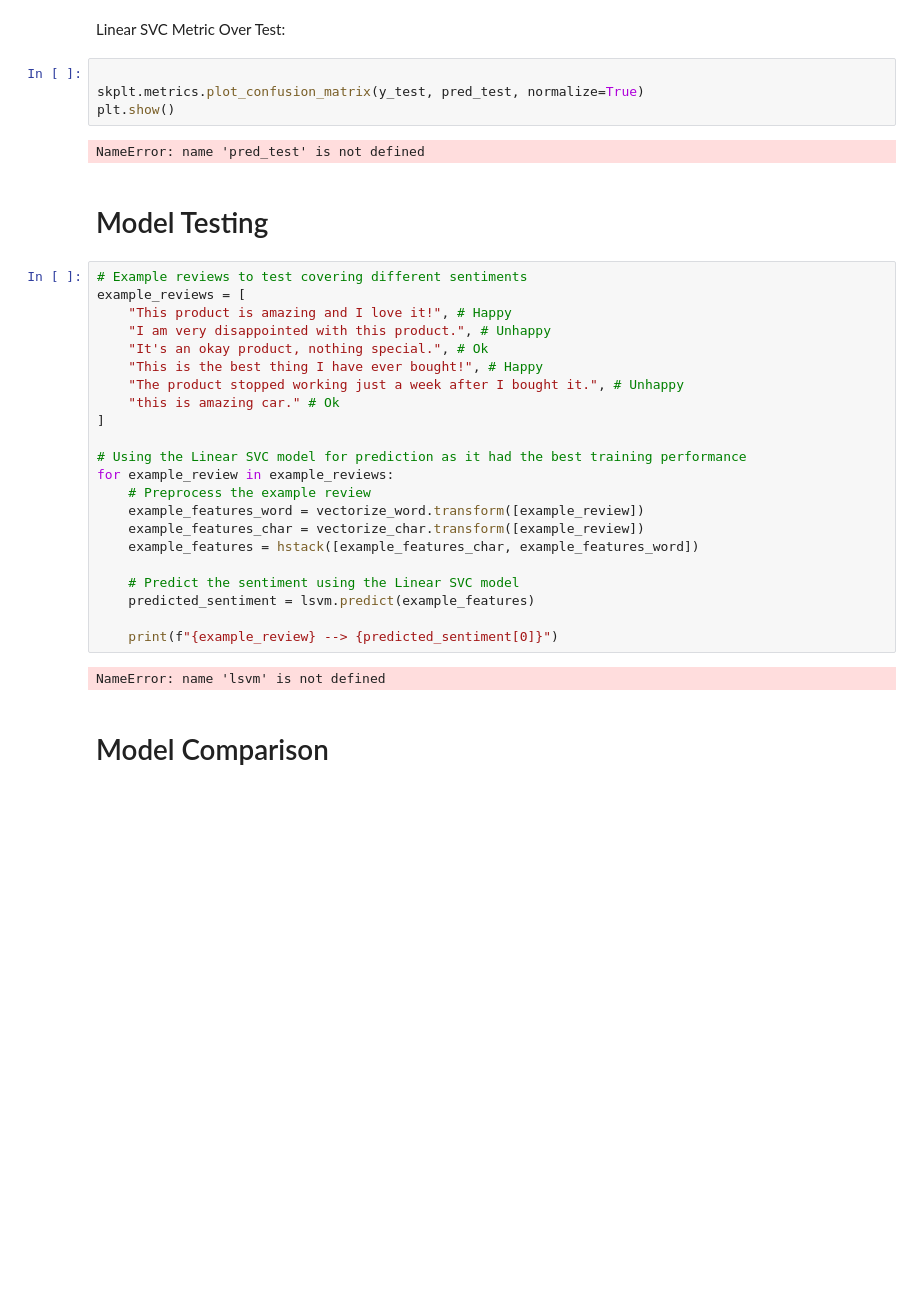
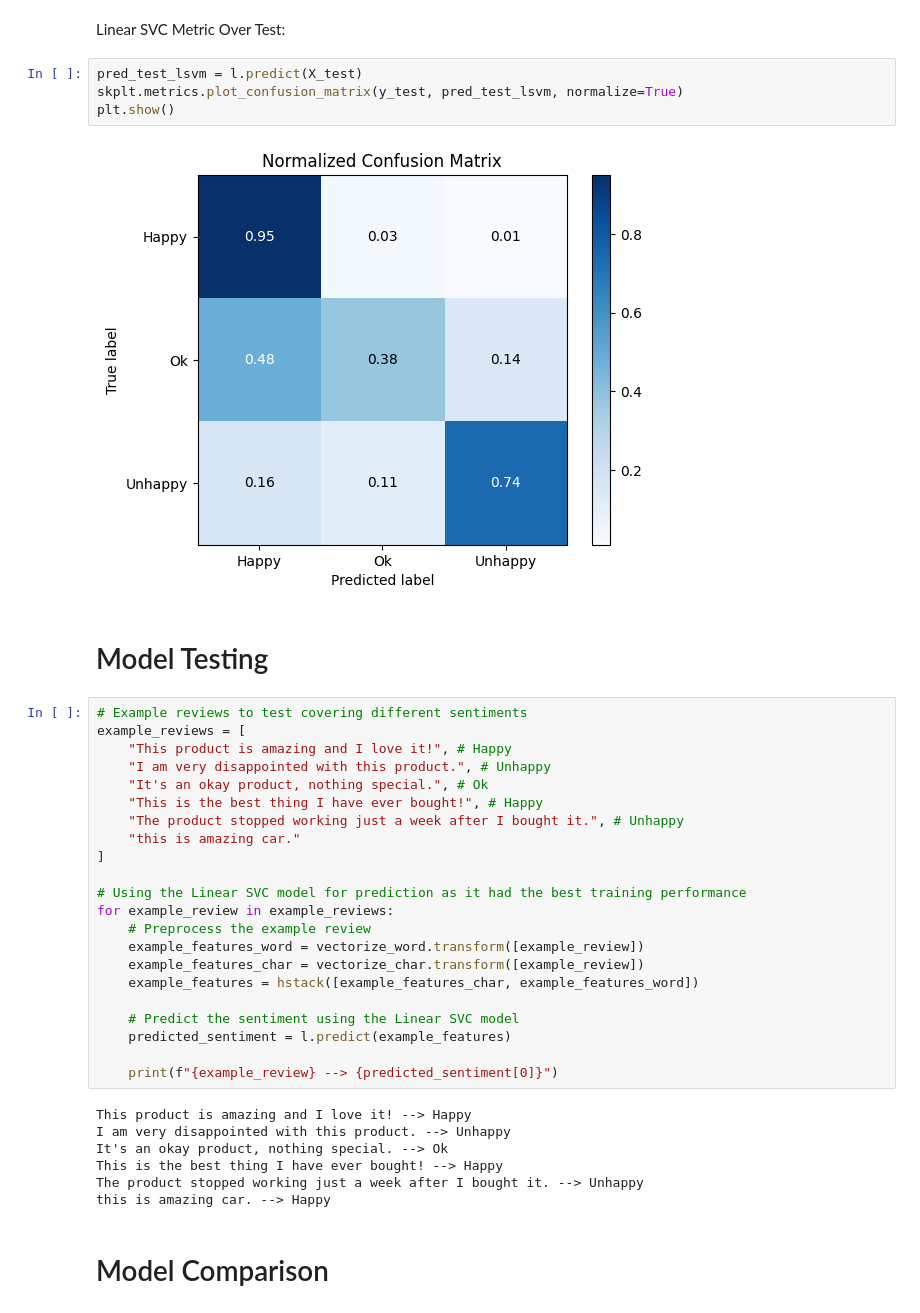
Before and after one commit to vinayjoseph003/sentiment-analysis-for-product-reviews, a Jupyter notebook: Sentiment_Analysis.ipynb, the cells around one changed output. Cells and saved outputs as stored; diff of their text form; blank space fills up the shorter version.

Commit message:
Fix errors in notebook

```diff
--- a/Sentiment_Analysis.ipynb
+++ b/Sentiment_Analysis.ipynb
@@ -271,11 +271,11 @@ weighted avg       0.99      0.99      0.99     49606
 # %% [markdown]
 Linear SVC Metric Over Test:
 # %%
-
-skplt.metrics.plot_confusion_matrix(y_test, pred_test, normalize=True)
+pred_test_lsvm = l.predict(X_test)
+skplt.metrics.plot_confusion_matrix(y_test, pred_test_lsvm, normalize=True)
 plt.show()
 # %% [output]
-NameError: name 'pred_test' is not defined
+[figure, added]
 # %% [markdown]
 # Model Testing
 # %%
@@ -286,7 +286,7 @@ example_reviews = [
     "It's an okay product, nothing special.", # Ok
     "This is the best thing I have ever bought!", # Happy
     "The product stopped working just a week after I bought it.", # Unhappy
-    "this is amazing car." # Ok
+    "this is amazing car."
 ]
 
 # Using the Linear SVC model for prediction as it had the best training performance
@@ -297,11 +297,16 @@ for example_review in example_reviews:
     example_features = hstack([example_features_char, example_features_word])
 
     # Predict the sentiment using the Linear SVC model
-    predicted_sentiment = lsvm.predict(example_features)
+    predicted_sentiment = l.predict(example_features)
 
     print(f"{example_review} --> {predicted_sentiment[0]}")
 # %% [output]
-NameError: name 'lsvm' is not defined
+This product is amazing and I love it! --> Happy
+I am very disappointed with this product. --> Unhappy
+It's an okay product, nothing special. --> Ok
+This is the best thing I have ever bought! --> Happy
+The product stopped working just a week after I bought it. --> Unhappy
+this is amazing car. --> Happy
 # %% [markdown]
 # Model Comparison
 # %%
```
Also changed, not shown: parts of 2 cells of this notebook.
